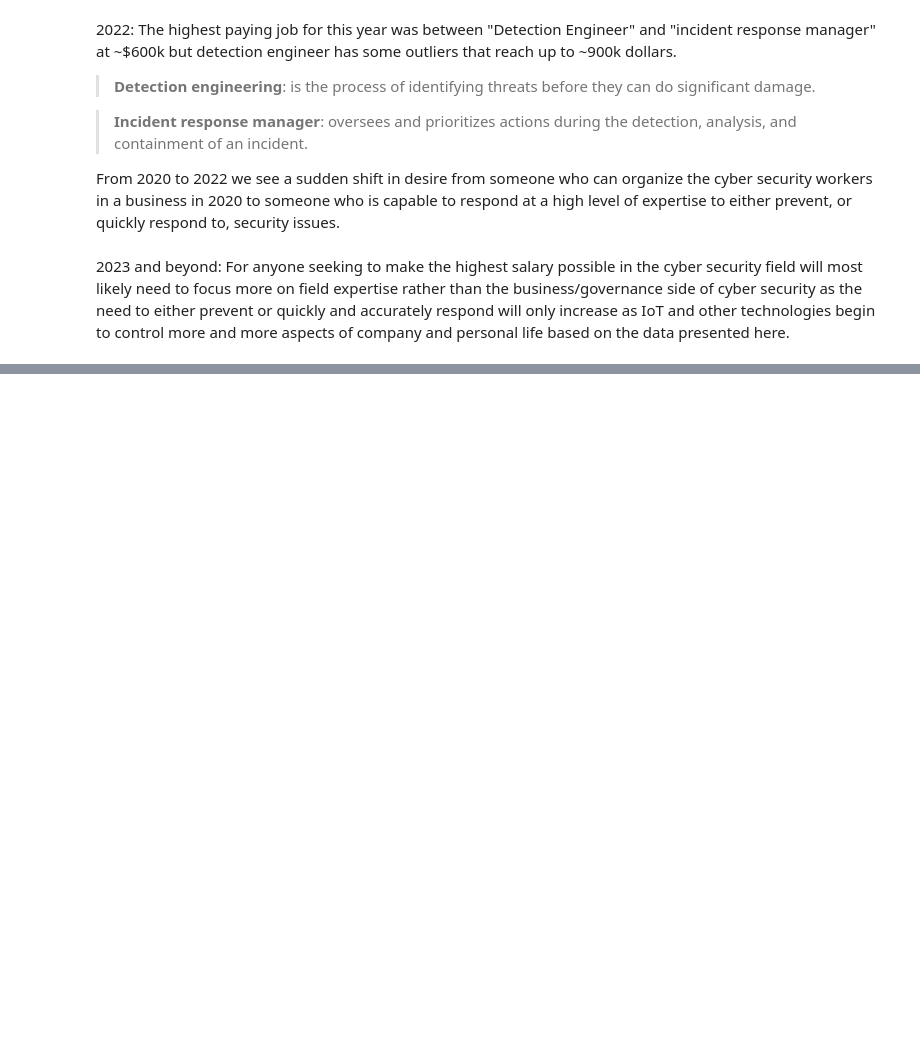
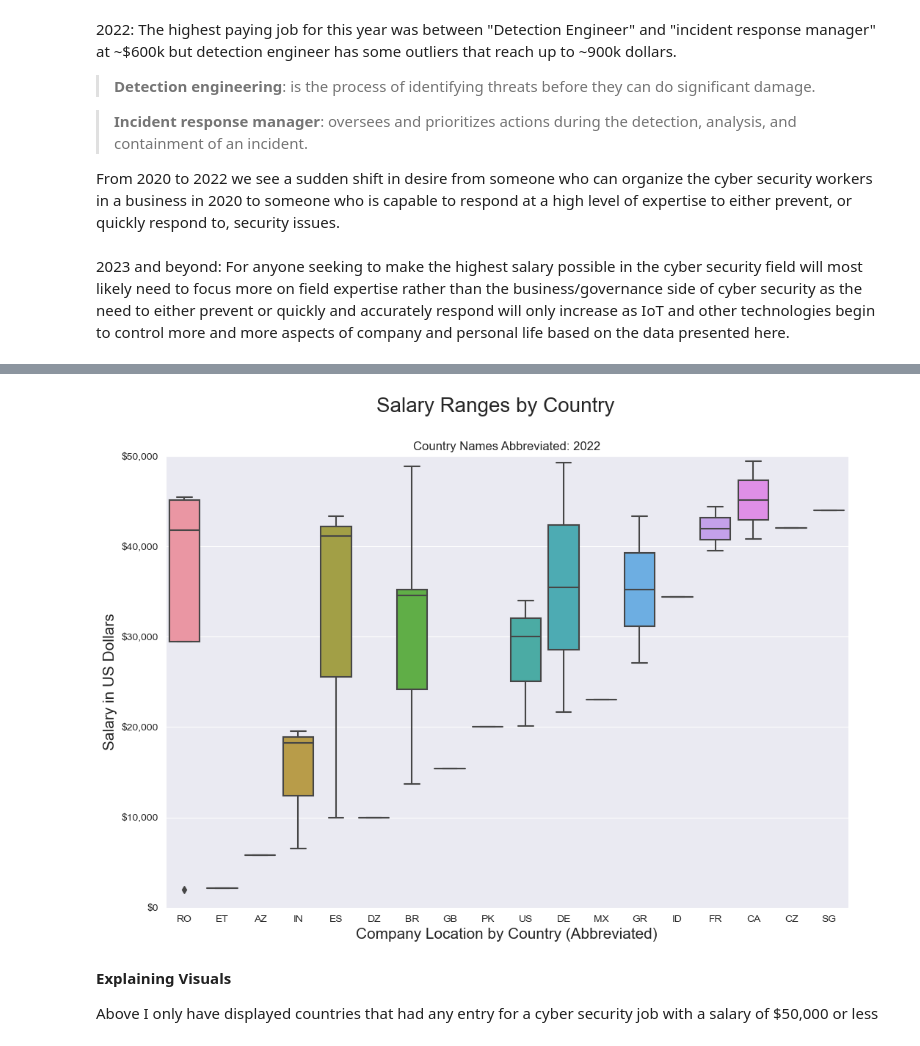
Before and after one commit to SantosAbimaelRomero/Cyber-Security-Salaries, a Jupyter notebook: Cyber Security Salary Presentation.ipynb, the cells around one changed output, grey strips where cells are left out. Cells and saved outputs as stored; diff of their text form; code cells hidden in the pictures; blank space fills up the shorter version.

```diff
--- a/Cyber Security Salary Presentation.ipynb
+++ b/Cyber Security Salary Presentation.ipynb
@@ -360,0 +371,8 @@ plt.suptitle('Salary Ranges by Country', fontsize=20);
+# %%
+locsal(df_2022, '2022')
+# %% [output]
+[figure, added]
+# %% [markdown]
+**Explaining Visuals**
+
+Above I only have displayed countries that had any entry for a cyber security job with a salary of $50,000 or less
```
Also changed, not shown: parts of 14 cells of this notebook.
